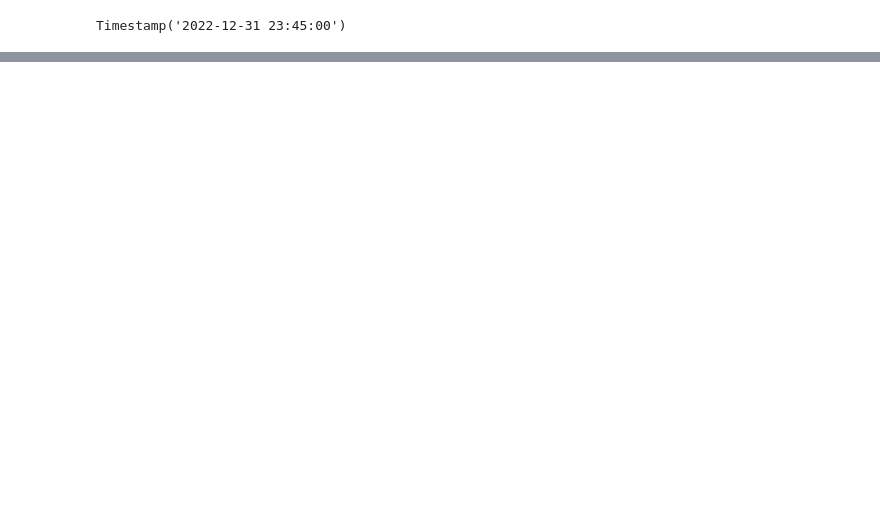
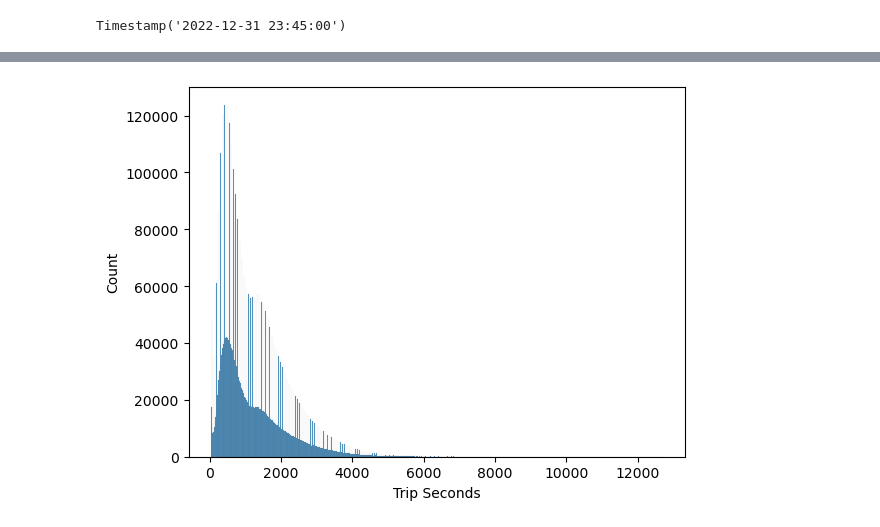
Before and after one commit to Iceccubes/aaa, a Jupyter notebook: taxi_data_preparation.ipynb, the cells around one changed output, grey strips where cells are left out. Saved outputs shown, nothing was run; the diff lists cells and outputs as text; code cells hidden in the pictures; blank space fills up the shorter version.

```diff
--- a/taxi_data_preparation.ipynb
+++ b/taxi_data_preparation.ipynb
@@ -173,0 +209,4 @@ memory usage: 1.1+ GB
+# %%
+fig= sns.histplot(taxi_trips['Trip Seconds'])
+# %% [output]
+[figure, added]
```
Also changed, not shown: parts of 32 cells of this notebook.
